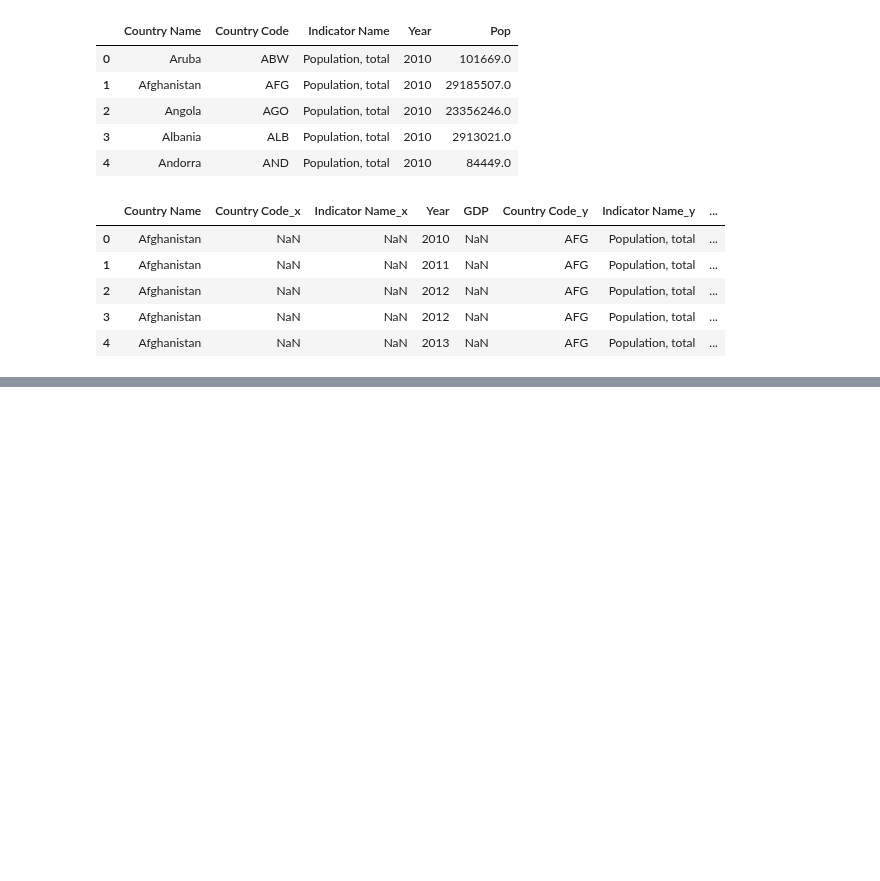
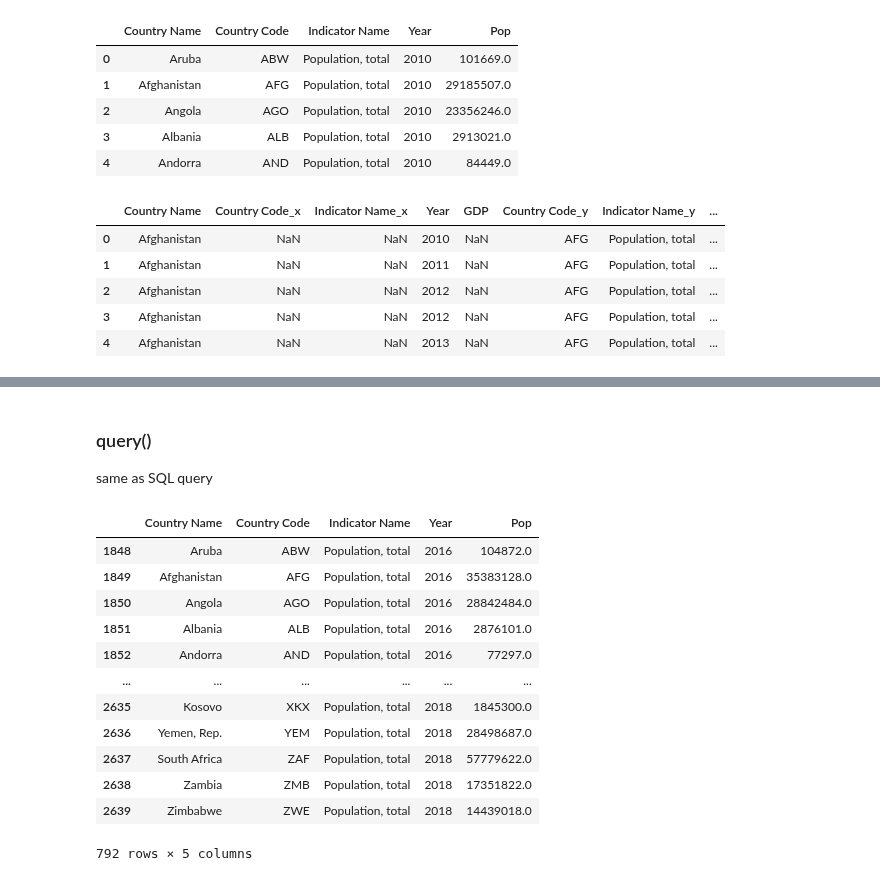
Before and after one commit to SyedaAnoosha/Data-Science-with-Python, a Jupyter notebook: Pandas Python/Joining Data/notebook2.ipynb, the cells around one changed output, grey strips where cells are left out. Drawn from its saved outputs; the diff is of its cells as text; code cells hidden in the pictures; blank space fills up the shorter version.

```diff
--- a/Pandas Python/Joining Data/notebook2.ipynb
+++ b/Pandas Python/Joining Data/notebook2.ipynb
@@ -75,0 +80,19 @@ date_ctry.head()
+# %% [markdown]
+### query()
+same as SQL query
+# %%
+pop.query('Year  > 2015')
+# %% [output]
+|  | Country Name | Country Code | Indicator Name | Year | Pop |
+| 1848 | Aruba | ABW | Population, total | 2016 | 104872.0 |
+| 1849 | Afghanistan | AFG | Population, total | 2016 | 35383128.0 |
+| 1850 | Angola | AGO | Population, total | 2016 | 28842484.0 |
+| 1851 | Albania | ALB | Population, total | 2016 | 2876101.0 |
+| 1852 | Andorra | AND | Population, total | 2016 | 77297.0 |
+| ... | ... | ... | ... | ... | ... |
+| 2635 | Kosovo | XKX | Population, total | 2018 | 1845300.0 |
+| 2636 | Yemen, Rep. | YEM | Population, total | 2018 | 28498687.0 |
+| 2637 | South Africa | ZAF | Population, total | 2018 | 57779622.0 |
+| 2638 | Zambia | ZMB | Population, total | 2018 | 17351822.0 |
+| 2639 | Zimbabwe | ZWE | Population, total | 2018 | 14439018.0 |
+792 rows × 5 columns
```
Also changed, not shown: parts of 9 cells of this notebook.
